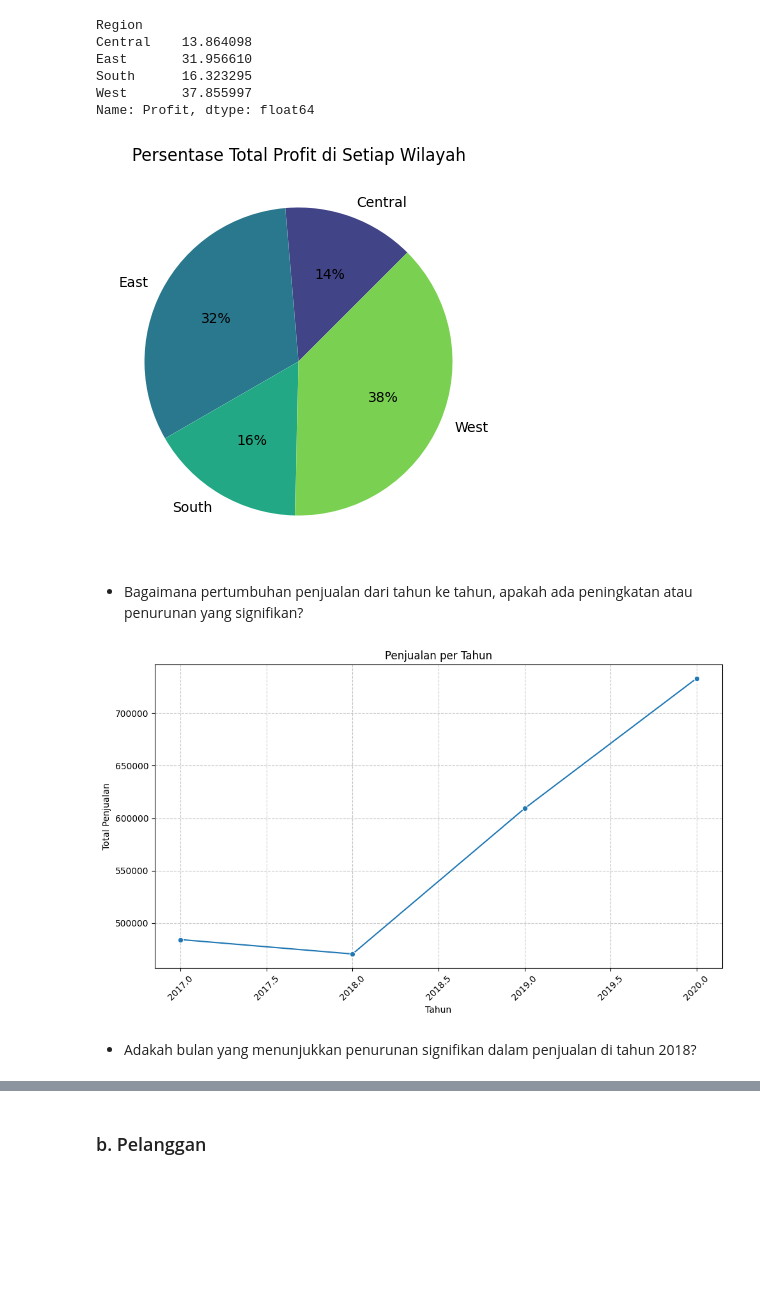
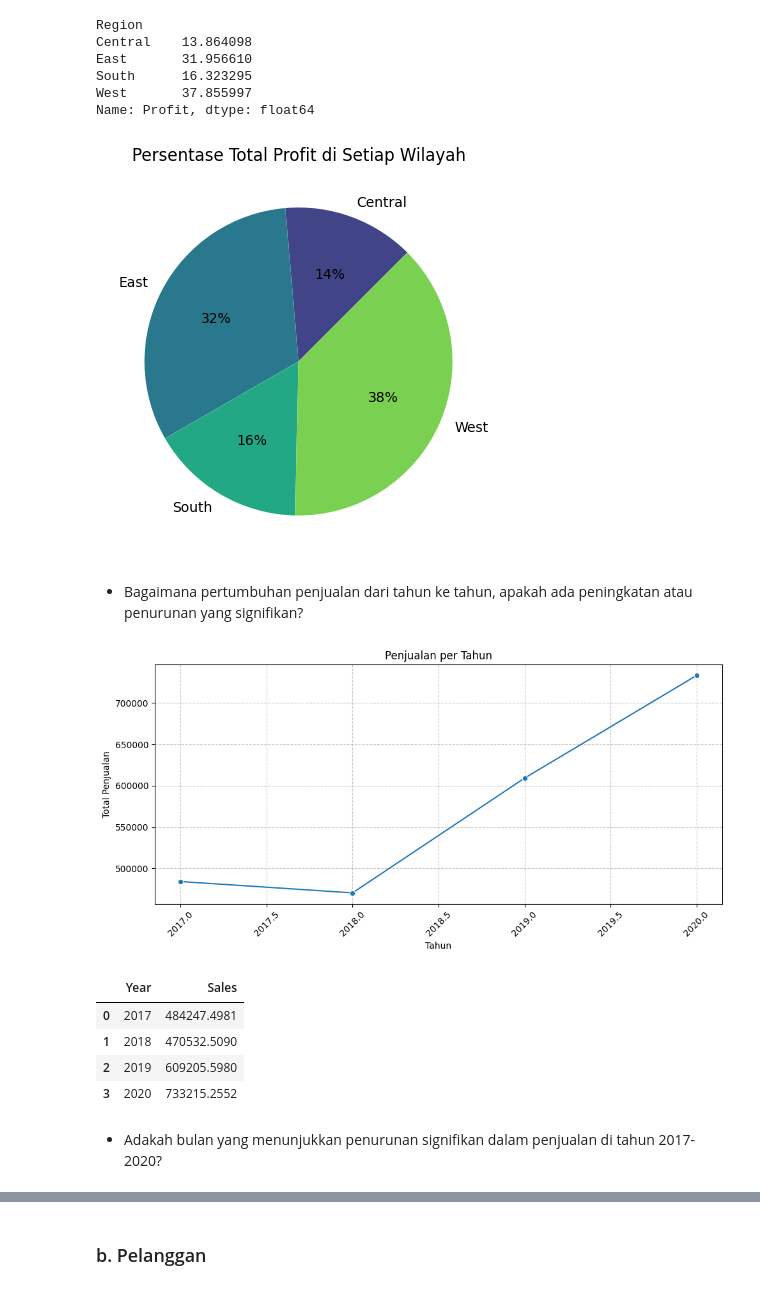
Before and after one commit to Pascalbrly/Portofolio-Data-Analyst, a Jupyter notebook: Project 2/Data Analysis Store Sales.ipynb, the cells around one changed output, grey strips where cells are left out. Drawn from its saved outputs; the diff is of its cells as text; code cells hidden in the pictures; blank space fills up the shorter version.

```diff
--- a/Project 2/Data Analysis Store Sales.ipynb
+++ b/Project 2/Data Analysis Store Sales.ipynb
@@ -231,3 +247,5 @@ dtype: int64
+# %%
+df_order.drop(columns=['Row ID'], inplace=True)
 # %% [markdown]
 # 8. Exploratory Data Analyst (EDA)
 # %% [markdown]
@@ -336,7 +367,7 @@ South      16.323295
 West       37.855997
 Name: Profit, dtype: float64
 # %%
-plt.figure(figsize=(5, 5))
+plt.figure(figsize=(10, 5))
 pallete = sns.color_palette("viridis", len(percentage_profit_per_region))
 plt.pie(
     percentage_profit_per_region,
@@ -347,6 +378,6 @@ plt.pie(
 plt.title('Persentase Total Profit di Setiap Wilayah')
 plt.show()
 # %% [output]
-[figure, old version]
+[figure, new version]
 # %% [markdown]
 - Bagaimana pertumbuhan penjualan dari tahun ke tahun, apakah ada peningkatan atau penurunan yang signifikan?
@@ -353,30 +387,38 @@ plt.show()
 # %%
 # Merubah Order Date ke dalam format date time
 df_order['Order Date'] = pd.to_datetime(df_order['Order Date'])
 
 # Ekstrak tahun dari kolom Order Date
 df_order['Year'] = df_order['Order Date'].dt.year
 
 # Kelompokkan berdasarkan tahun dan hitung jumlah penjualan
 sales_per_year = df_order.groupby('Year')['Sales'].sum().reset_index()
 
-plt.figure(figsize=(10, 6))
+plt.figure(figsize=(10, 5))
 sns.lineplot(
     data=sales_per_year,
     x='Year',
     y='Sales',
     marker='o')
 plt.title('Penjualan per Tahun')
 plt.xlabel('Tahun')
 plt.ylabel('Total Penjualan')
 plt.grid(True, linestyle='--', alpha=0.7)
 plt.xticks(rotation=45)
 plt.tight_layout()
 plt.show()
 # %% [output]
-[figure, old version]
+[figure, new version]
+# %%
+sales_per_year
+# %% [output]
+|  | Year | Sales |
+| 0 | 2017 | 484247.4981 |
+| 1 | 2018 | 470532.5090 |
+| 2 | 2019 | 609205.5980 |
+| 3 | 2020 | 733215.2552 |
 # %% [markdown]
-- Adakah bulan yang menunjukkan penurunan signifikan dalam penjualan di tahun 2018?
+- Adakah bulan yang menunjukkan penurunan signifikan dalam penjualan di tahun 2017-2020?
 # %%
 # Konversi kolom Order Date ke format datetime
 df_order['Order Date'] = pd.to_datetime(df_order['Order Date'])
```
Also changed, not shown: parts of 62 cells of this notebook, 18 other files.
